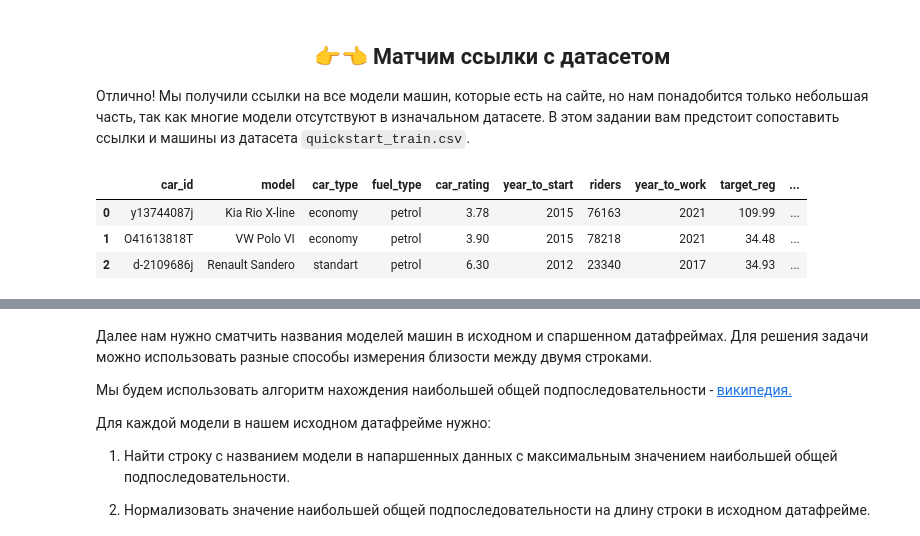
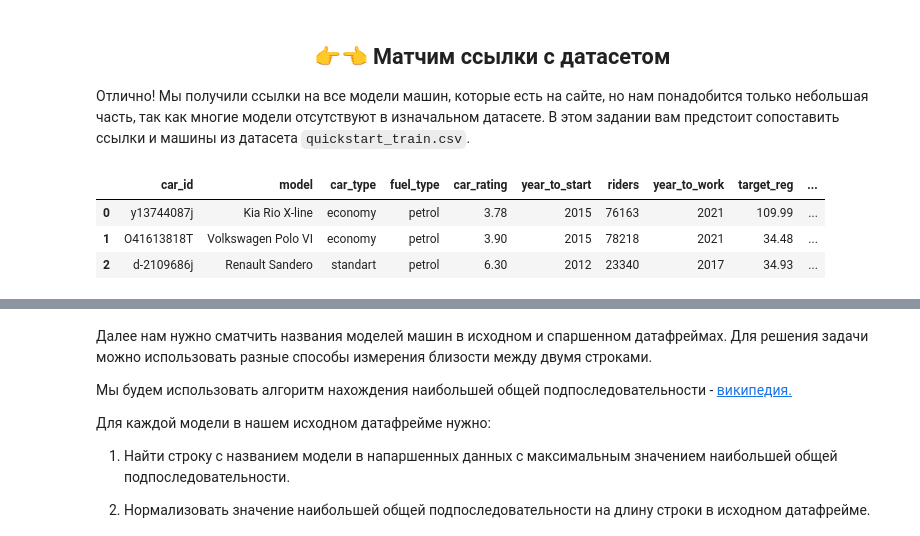
Before and after one commit to nik-gorby/MFTI_DPO, a Jupyter notebook: notebooks/parsing_hw.ipynb, the cells around one changed output, grey strips where cells are left out. Drawn from its saved outputs; the diff is of its cells as text; code cells hidden in the pictures.

```diff
--- a/notebooks/parsing_hw.ipynb
+++ b/notebooks/parsing_hw.ipynb
@@ -139,14 +176,17 @@ else:
 # %%
 import pandas as pd
 
 path = 'https://stepik.org/media/attachments/lesson/866758/quickstart_train.csv'
 
 df = pd.read_csv(path)
+
+df['model'] = df['model'].map(lambda x: x.replace('VW', 'Volkswagen'))
+
 df.head(3)
 # %% [output]
 |  | car_id | model | car_type | fuel_type | car_rating | year_to_start | riders | year_to_work | target_reg | ... |
 | 0 | y13744087j | Kia Rio X-line | economy | petrol | 3.78 | 2015 | 76163 | 2021 | 109.99 | ... |
-| 1 | O41613818T | VW Polo VI | economy | petrol | 3.90 | 2015 | 78218 | 2021 | 34.48 | ... |
+| 1 | O41613818T | Volkswagen Polo VI | economy | petrol | 3.90 | 2015 | 78218 | 2021 | 34.48 | ... |
 | 2 | d-2109686j | Renault Sandero | standart | petrol | 6.30 | 2012 | 23340 | 2017 | 34.93 | ... |
 # %% [markdown]
 <left> <img src='https://github.com/PeMikj/images/blob/main/images/image7.png?raw=true' width="750" >
```
Also changed, not shown: parts of 8 cells of this notebook.
